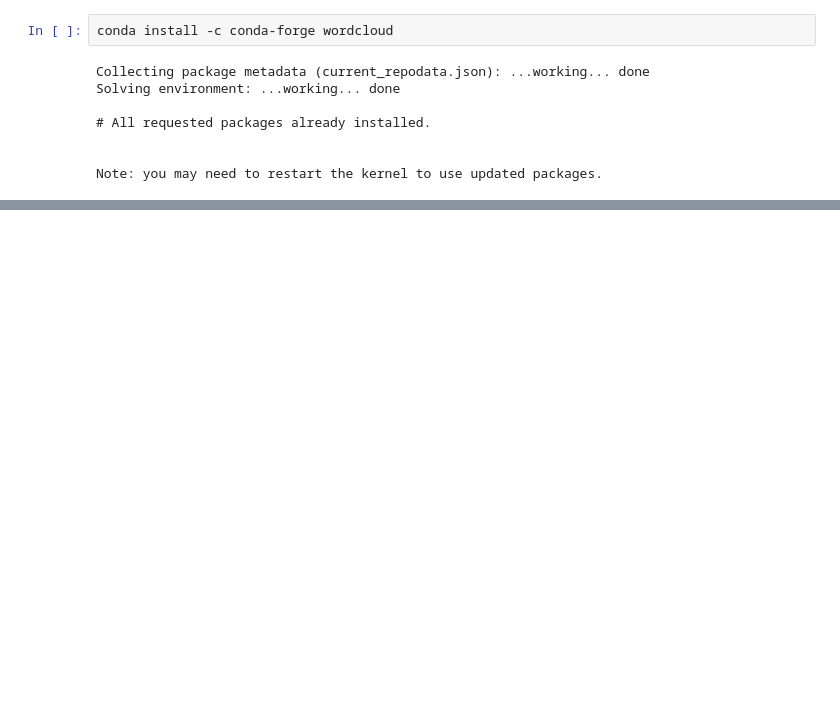
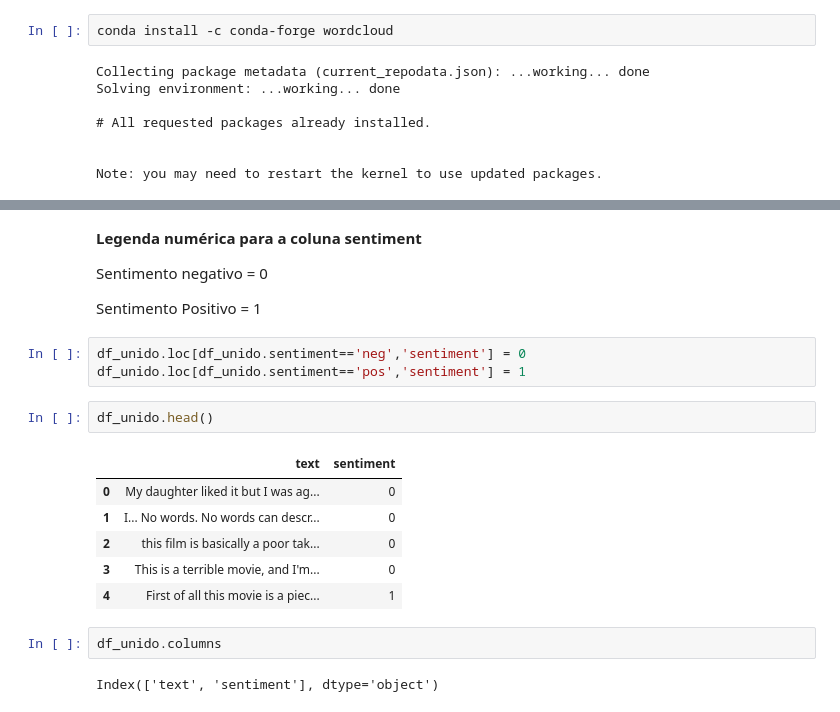
Before and after one commit to izafreitas/machine_learning_dellead_mentoring, a Jupyter notebook: plano_avalicao_lead/Plano de Avaliação Dell Academy Machine Learning.ipynb, the cells around one changed output, grey strips where cells are left out. Cells and saved outputs as stored; diff of their text form; blank space fills up the shorter version.

```diff
--- a/plano_avalicao_lead/Plano de Avaliação Dell Academy Machine Learning.ipynb
+++ b/plano_avalicao_lead/Plano de Avaliação Dell Academy Machine Learning.ipynb
@@ -68,0 +140,22 @@ df_train - pd.read_csv("")
+# %% [markdown]
+**Legenda numérica para a coluna sentiment**
+
+Sentimento negativo = 0
+
+Sentimento Positivo = 1
+# %%
+df_unido.loc[df_unido.sentiment=='neg','sentiment'] = 0
+df_unido.loc[df_unido.sentiment=='pos','sentiment'] = 1
+# %%
+df_unido.head()
+# %% [output]
+|  | text | sentiment |
+| 0 | My daughter liked it but I was ag... | 0 |
+| 1 | I... No words. No words can descr... | 0 |
+| 2 | this film is basically a poor tak... | 0 |
+| 3 | This is a terrible movie, and I'm... | 0 |
+| 4 | First of all this movie is a piec... | 1 |
+# %%
+df_unido.columns
+# %% [output]
+Index(['text', 'sentiment'], dtype='object')
```
Also changed, not shown: parts of 25 cells of this notebook, 1 other file.
